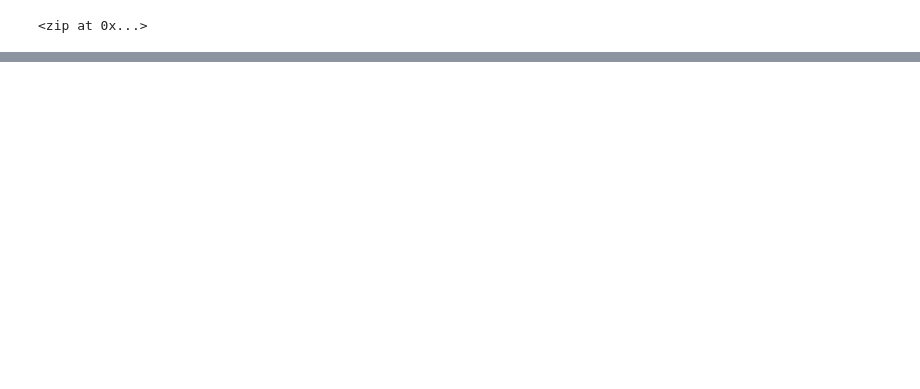
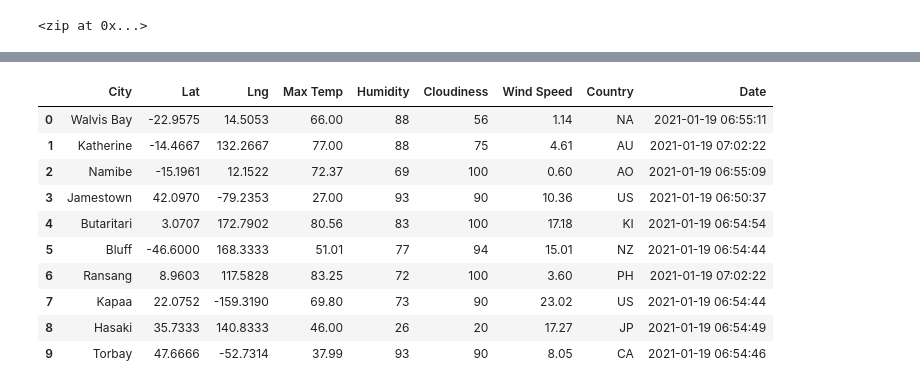
Before and after one commit to cxsteph009/World_Weather_Analysis, a Jupyter notebook: WeatherPy.ipynb, the cells around one changed output, grey strips where cells are left out. Cells and saved outputs as stored; diff of their text form; code cells hidden in the pictures; blank space fills up the shorter version.

```diff
--- a/WeatherPy.ipynb
+++ b/WeatherPy.ipynb
@@ -33,0 +40,4 @@ len(cities)
+# %%
+# Starting URL for Weather Map API Call.
+url = "http://api.openweathermap.org/data/2.5/weather?units=Imperial&APPID=" + weather_api_key
+print(url)
@@ -33,0 +127,16 @@ len(cities)
+# %%
+# Convert the array of dictionaries to a Pandas DataFrame.
+city_data_df = pd.DataFrame(city_data)
+city_data_df.head(10)
+# %% [output]
+|  | City | Lat | Lng | Max Temp | Humidity | Cloudiness | Wind Speed | Country | Date |
+| 0 | Walvis Bay | -22.9575 | 14.5053 | 66.00 | 88 | 56 | 1.14 | NA | 2021-01-19 06:55:11 |
+| 1 | Katherine | -14.4667 | 132.2667 | 77.00 | 88 | 75 | 4.61 | AU | 2021-01-19 07:02:22 |
+| 2 | Namibe | -15.1961 | 12.1522 | 72.37 | 69 | 100 | 0.60 | AO | 2021-01-19 06:55:09 |
+| 3 | Jamestown | 42.0970 | -79.2353 | 27.00 | 93 | 90 | 10.36 | US | 2021-01-19 06:50:37 |
+| 4 | Butaritari | 3.0707 | 172.7902 | 80.56 | 83 | 100 | 17.18 | KI | 2021-01-19 06:54:54 |
+| 5 | Bluff | -46.6000 | 168.3333 | 51.01 | 77 | 94 | 15.01 | NZ | 2021-01-19 06:54:44 |
+| 6 | Ransang | 8.9603 | 117.5828 | 83.25 | 72 | 100 | 3.60 | PH | 2021-01-19 07:02:22 |
+| 7 | Kapaa | 22.0752 | -159.3190 | 69.80 | 73 | 90 | 23.02 | US | 2021-01-19 06:54:44 |
+| 8 | Hasaki | 35.7333 | 140.8333 | 46.00 | 26 | 20 | 17.27 | JP | 2021-01-19 06:54:49 |
+| 9 | Torbay | 47.6666 | -52.7314 | 37.99 | 93 | 90 | 8.05 | CA | 2021-01-19 06:54:46 |
```
Also changed, not shown: parts of 7 cells of this notebook, 3 other files.
